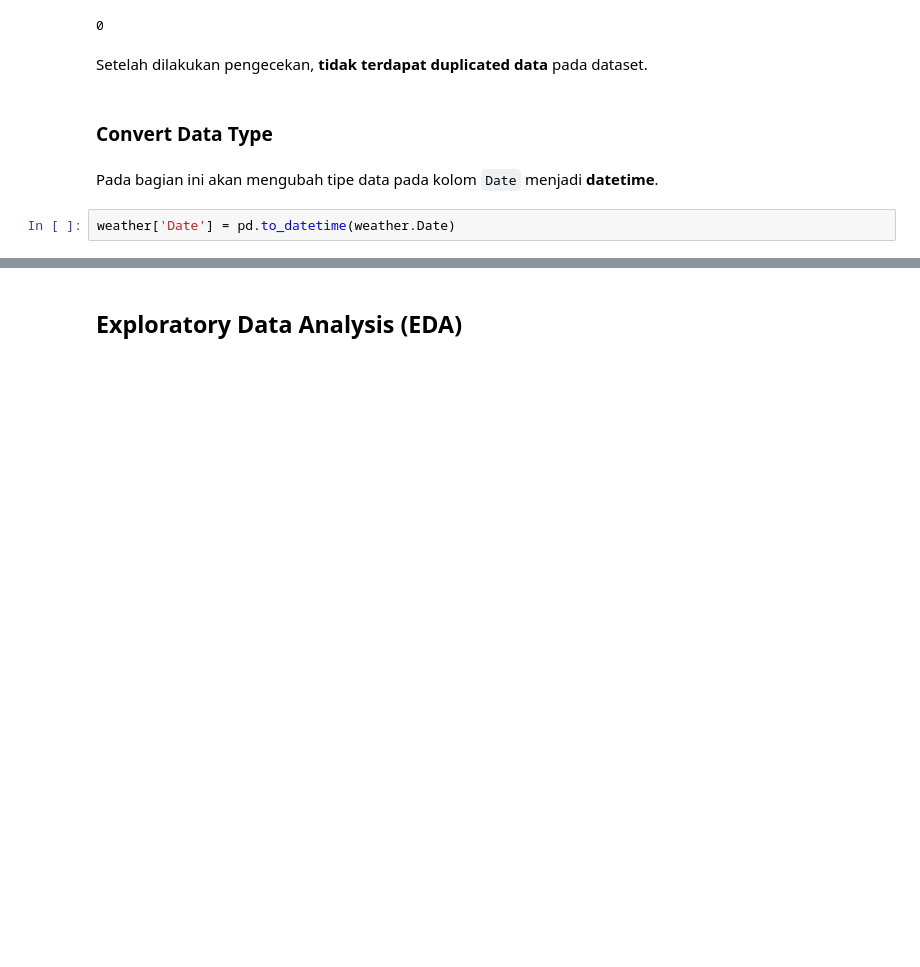
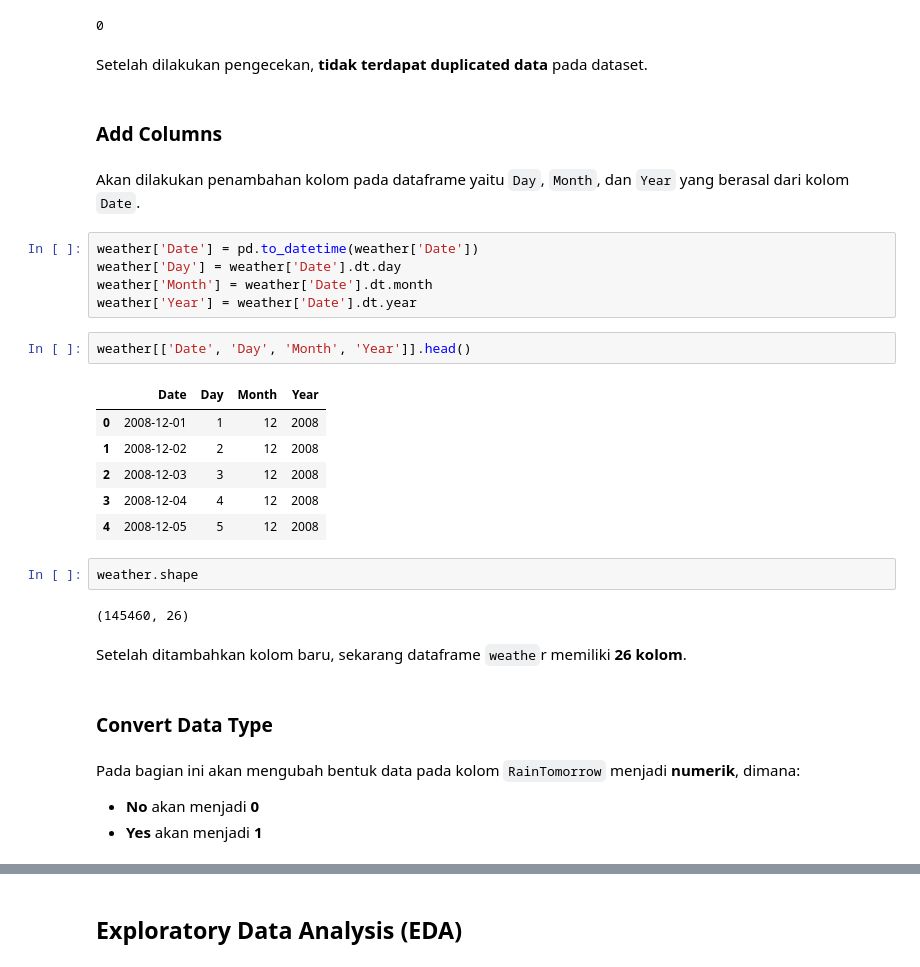
Before and after one commit to Penzragon/h8dsft_P1W1LGSVM, a Jupyter notebook: script.ipynb, the cells around one changed output, grey strips where cells are left out. Drawn from its saved outputs; the diff is of its cells as text; blank space fills up the shorter version.

Commit message:
Rework data cleaning section

```diff
--- a/script.ipynb
+++ b/script.ipynb
@@ -175,9 +175,33 @@ weather.duplicated().sum()
 0
 # %% [markdown]
 Setelah dilakukan pengecekan, **tidak terdapat duplicated data** pada dataset.
+# %% [markdown]
+### Add Columns
+# %% [markdown]
+Akan dilakukan penambahan kolom pada dataframe yaitu `Day`, `Month`, dan `Year` yang berasal dari kolom `Date`.
+# %%
+weather['Date'] = pd.to_datetime(weather['Date'])
+weather['Day'] = weather['Date'].dt.day
+weather['Month'] = weather['Date'].dt.month
+weather['Year'] = weather['Date'].dt.year
+# %%
+weather[['Date', 'Day', 'Month', 'Year']].head()
+# %% [output]
+|  | Date | Day | Month | Year |
+| 0 | 2008-12-01 | 1 | 12 | 2008 |
+| 1 | 2008-12-02 | 2 | 12 | 2008 |
+| 2 | 2008-12-03 | 3 | 12 | 2008 |
+| 3 | 2008-12-04 | 4 | 12 | 2008 |
+| 4 | 2008-12-05 | 5 | 12 | 2008 |
+# %%
+weather.shape
+# %% [output]
+(145460, 26)
+# %% [markdown]
+Setelah ditambahkan kolom baru, sekarang dataframe `weathe`r memiliki **26 kolom**.
 # %% [markdown]
 ### Convert Data Type
 # %% [markdown]
-Pada bagian ini akan mengubah tipe data pada kolom `Date` menjadi **datetime**.
+Pada bagian ini akan mengubah bentuk data pada kolom `RainTomorrow` menjadi **numerik**, dimana:
+- **No** akan menjadi **0**
+- **Yes** akan menjadi **1**
-# %%
-weather['Date'] = pd.to_datetime(weather.Date)
```
Also changed, not shown: parts of 5 cells of this notebook.
